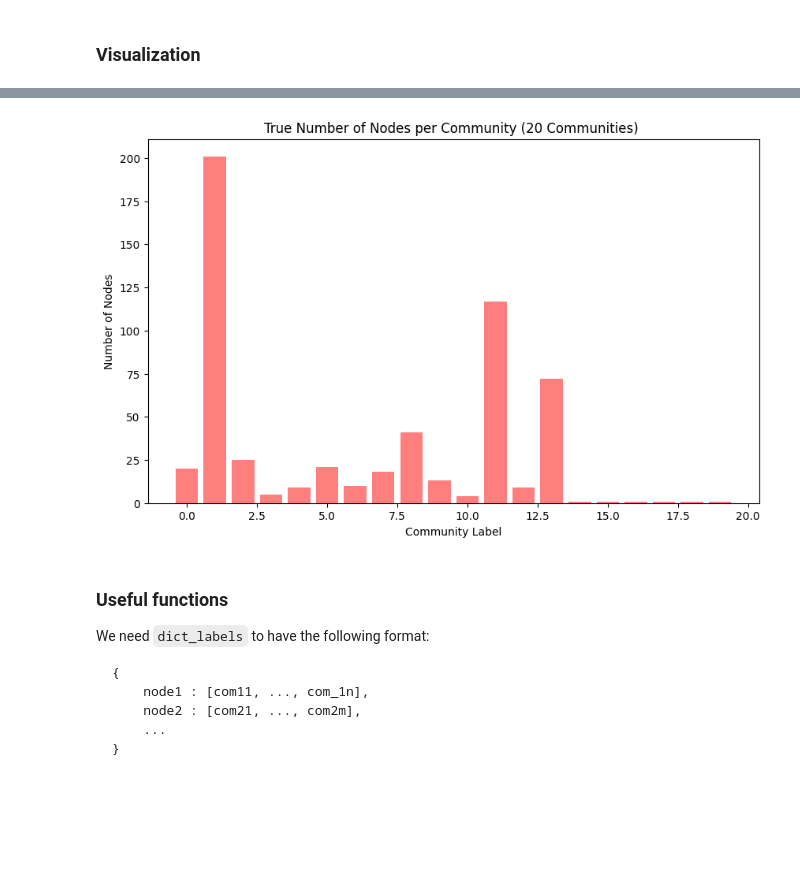
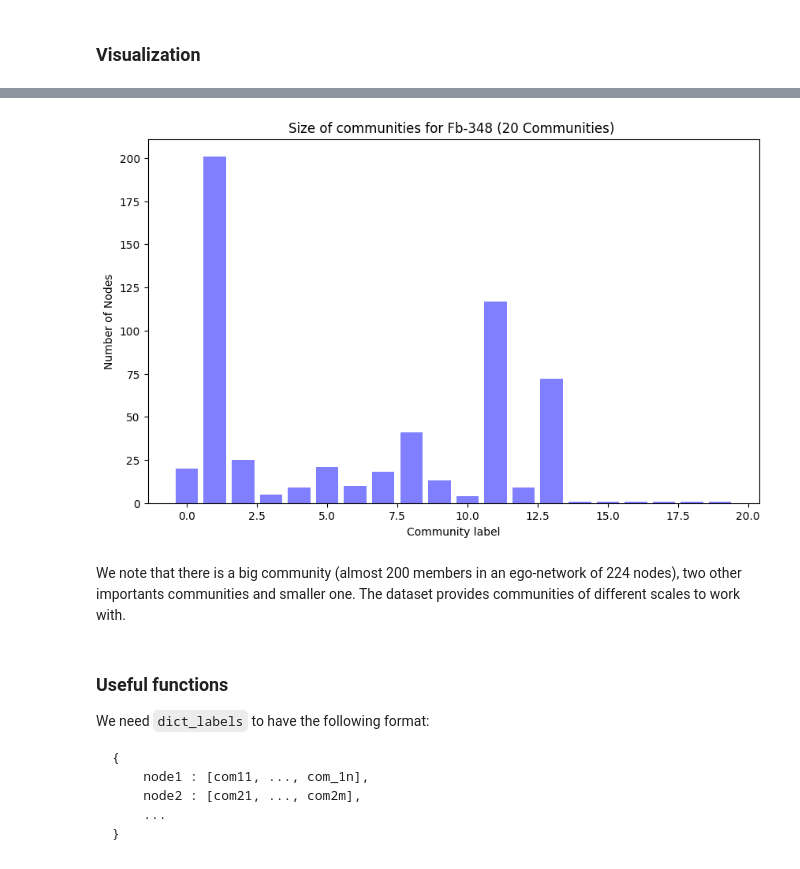
Before and after one commit to Adri4000/MLNS_project, a Jupyter notebook: facebook_notebook.ipynb, the cells around one changed output, grey strips where cells are left out. Saved outputs shown, nothing was run; the diff lists cells and outputs as text; code cells hidden in the pictures; blank space fills up the shorter version.

```diff
--- a/facebook_notebook.ipynb
+++ b/facebook_notebook.ipynb
@@ -23,0 +27,24 @@ from scipy.optimize import linear_sum_assignment
+# %%
+#We first look at the different datasets available
+
+#Possible dataset
+ids = [0, 107, 348, 414, 686, 698, 1684, 1912, 3437, 3980]
+
+for id in ids:
+    print("==================",id,"==================")
+    G = nx.read_edgelist(f"facebook/{id}.edges")
+
+    mapping = {str_node: int(str_node) for str_node in G.nodes}
+    G = nx.relabel_nodes(G, mapping)
+
+    print(f"Graph has {G.number_of_nodes()} nodes and {G.number_of_edges()} edges")
+
+    true_labels = defaultdict(list)
+    # Read the .txt file
+    with open(f"facebook/{id}.circles", 'r') as file:
+        for i, line in enumerate(file):
+            parts = line.strip().split()
+            for node in parts[1:]:
+                true_labels[int(node)].append(i)
+
+    print(f"Number of communities {i+1}")
@@ -106,26 +158,28 @@ plt.show()
 # %%
 # Extract community labels and the corresponding number of nodes
 true_com = defaultdict(int)
 for node, coms in true_labels.items():
         for x in coms:
             true_com[x] += 1
 
 true_communities = list(true_com.keys())  # Community labels
 true_sizes = list(true_com.values())  # Number of nodes in each community
 
 # Plot the data
 plt.figure(figsize=(10, 6))
-plt.bar(true_communities, true_sizes, color='red', alpha=0.5)
+plt.bar(true_communities, true_sizes, color='blue', alpha=0.5)
 
 # Add labels and title
-plt.xlabel('Community Label')
+plt.xlabel('Community label')
 plt.ylabel('Number of Nodes')
-plt.title(f'True Number of Nodes per Community ({len(true_com)} Communities) ')
+plt.title(f'Size of communities for Fb-348 ({len(true_com)} Communities) ')
 
 # Display the plot
 plt.show()
 # %% [output]
-[figure, old version]
+[figure, new version]
+# %% [markdown]
+We note that there is a big community (almost 200 members in an ego-network of 224 nodes), two other importants communities and smaller one. The dataset provides communities of different scales to work with.
 # %% [markdown]
 ### Useful functions
 
```
Also changed, not shown: parts of 37 cells of this notebook, 1 other file.
